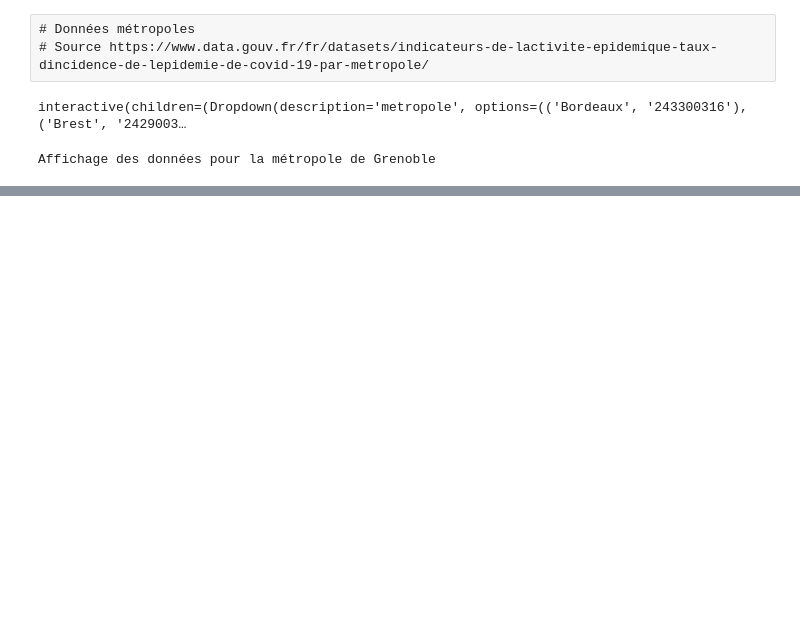
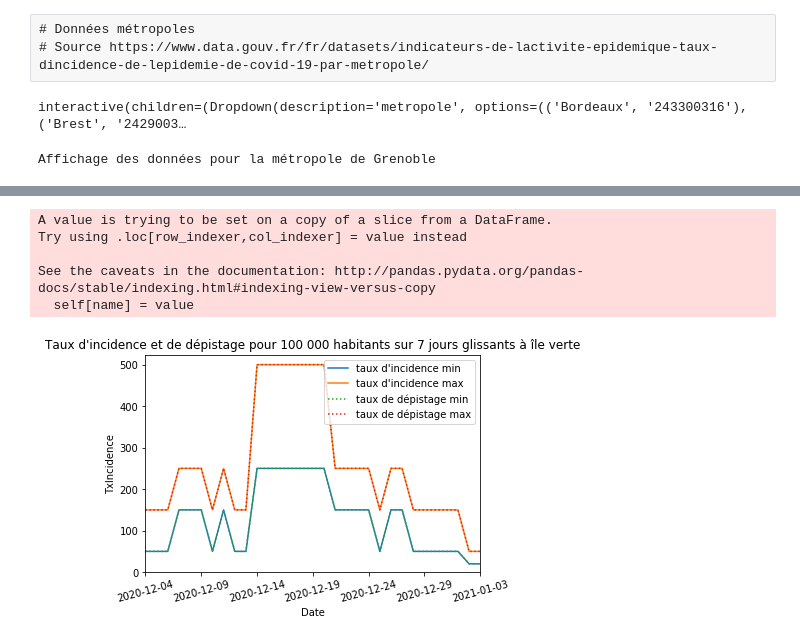
Before and after one commit to manikbh/covid, a Jupyter notebook: covid.ipynb, the cells around one changed output, grey strips where cells are left out. Drawn from its saved outputs; the diff is of its cells as text; code cells hidden in the pictures; blank space fills up the shorter version.

Commit message:
Acces aux données par zone IRIS (bien plus précises, quartiers dans les villes)

```diff
--- a/covid.ipynb
+++ b/covid.ipynb
@@ -143,3 +143,43 @@ plt.show()
 # Ajouter les contours IRIS sélectionnables https://geoservices.ign.fr/documentation/diffusion/telechargement-donnees-libres.html au format shapefile
 # Récupérer les données (135 Mo à télécharger !)
 # Afficher celles de la zone choisie
+# https://www.data.gouv.fr/fr/datasets/r/44d4c265-24c3-4720-9144-f3e4a5213422 -> données par zone IRIS
+#
+# Sélectionner une zone IRIS et cliquer pour voir le code à 9 chiffres: https://www.geoportail.gouv.fr/donnees/iris
+# Ex: Île Verte-Maréchal Randon 381850210
+dataIris = pandas.read_csv("https://www.data.gouv.fr/fr/datasets/r/44d4c265-24c3-4720-9144-f3e4a5213422",
+               delimiter="[\[\]]?;[\]\[]?", skiprows=1, names=["iris2019", "semaine_glissante", "clage_65", "ti_classe_min", "ti_classe_max", "td_classe_min", "td_classe_max", "tp_classe_min", "tp_classe_max"])
+# %%
+ileVerte = dataIris[dataIris.iris2019 == '381850210']
+ileVerteSorted = ileVerte.sort_values("semaine_glissante")
+ileVerteAll = ileVerteSorted[ileVerteSorted.clage_65 == 0]
+ileVerteAll.ti_classe_min = pandas.to_numeric(ileVerteAll['ti_classe_min'], errors='coerce')
+ileVerteAll.ti_classe_max = pandas.to_numeric(ileVerteAll['ti_classe_max'], errors='coerce')
+ileVerteAll.td_classe_min = pandas.to_numeric(ileVerteAll['td_classe_min'], errors='coerce')
+ileVerteAll.td_classe_max = pandas.to_numeric(ileVerteAll['td_classe_max'], errors='coerce')
+ileVerteAll.tp_classe_min = pandas.to_numeric(ileVerteAll['tp_classe_min'], errors='coerce')
+ileVerteAll.tp_classe_max = pandas.to_numeric(ileVerteAll['tp_classe_max'], errors='coerce')
+# %% [output]
+A value is trying to be set on a copy of a slice from a DataFrame.
+Try using .loc[row_indexer,col_indexer] = value instead
+
+See the caveats in the documentation: http://pandas.pydata.org/pandas-docs/stable/indexing.html#indexing-view-versus-copy
+  self[name] = value
+# %%
+ax = ileVerteAll.plot(x='semaine_glissante', y='ti_classe_min', label='taux d\'incidence min')
+ileVerteAll.plot(x='semaine_glissante', y='ti_classe_max', label='taux d\'incidence max',ax=ax)
+
+ileVerteAll.plot(x='semaine_glissante', y='ti_classe_min', label='taux de dépistage min', linestyle=':', ax=ax)
+ileVerteAll.plot(x='semaine_glissante', y='ti_classe_max', label='taux de dépistage max', linestyle=':', ax=ax)
+
+plt.legend()
+plt.title("Taux d'incidence et de dépistage pour 100 000 habitants sur 7 jours glissants à île verte")
+plt.xlabel("Date")
+labels = [item.get_text()[11:] for item in ax.get_xticklabels()]
+ax.set_xticklabels(labels)
+plt.ylabel("TxIncidence")
+ax.set_ylim(bottom=0)
+plt.xticks(rotation = 15)
+plt.show()
+# %% [output]
+[figure, added]
```
Also changed, not shown: parts of 7 cells of this notebook.
